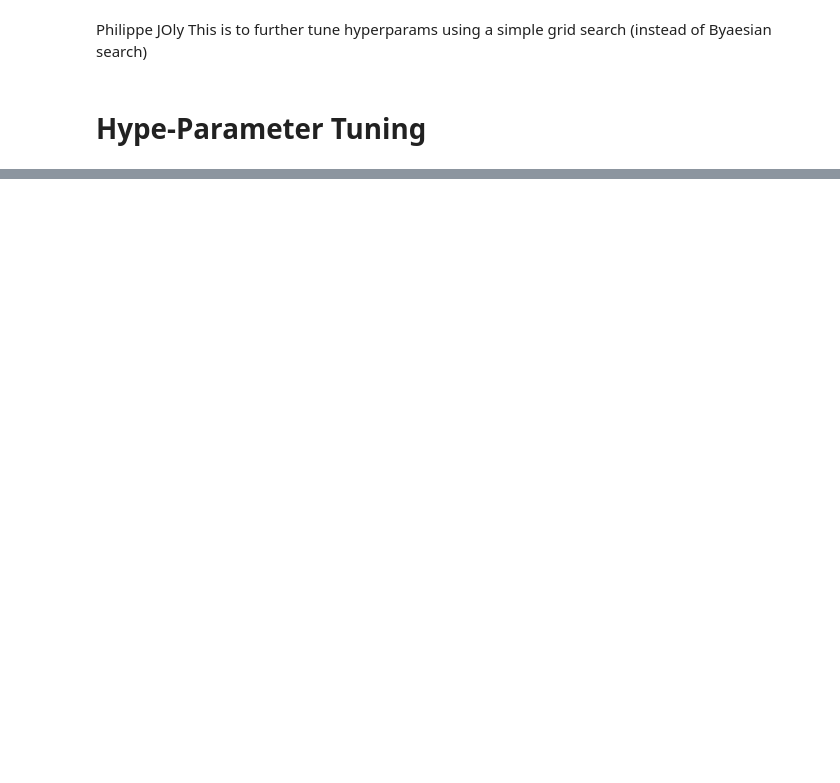
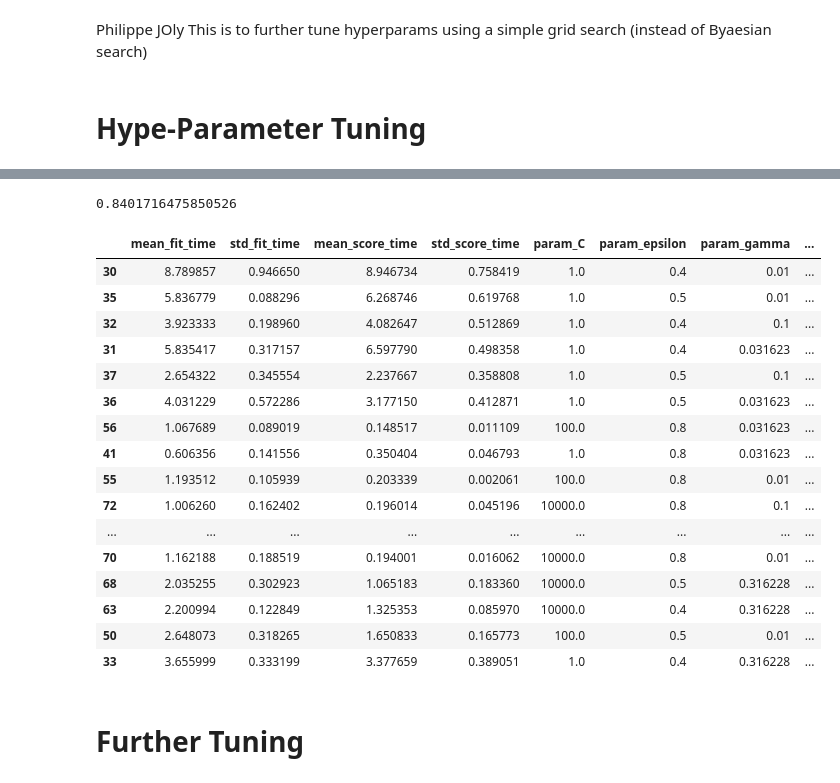
Before and after one commit to PhilJ0ly/EnergyNeedPrediction, a Jupyter notebook: models/svr_2.ipynb, the cells around one changed output, grey strips where cells are left out. Drawn from its saved outputs; the diff is of its cells as text; code cells hidden in the pictures; blank space fills up the shorter version.

```diff
--- a/models/svr_2.ipynb
+++ b/models/svr_2.ipynb
@@ -55,14 +55,13 @@ y_test = y_test.reshape(y_test.shape[0])
 svr = SVR()
 # %%
 opt_params=[{
-    'C': np.logspace(-4,4,10),
-    'gamma': np.logspace(-6,1,10),
-    'epsilon': [0.01, 0.1, 0.2, 0.5],
-    'coef0': [0.0, 0.1, 0.5, 1.0],
-    'kernel': ('sigmoid','rbf'),
+    'C': np.logspace(0,3,6),
+    'gamma': np.logspace(-3,1,6),
+    'epsilon': [ 0.1, 0.2, 0.3, 0.4, 0.5,0.6,0.7],
+    'kernel': ['rbf'],
     'max_iter': [1000]
 }]
 # %%
-clf = GridSearchCV(estimator=svr, param_grid=opt_params, verbose=4, n_jobs=-1)
+clf = GridSearchCV(estimator=svr, param_grid=opt_params, verbose=4, cv=3, n_jobs=-1)
 clf.fit(X,y)
 # %% [output]
@@ -71,5 +78,27 @@ Fitting 5 folds for each of 3200 candidates, totalling 16000 fits
 results = pd.DataFrame(clf.cv_results_).sort_values(by="rank_test_score", ascending=True)
 # %%
 clf.best_score_
+# %% [output]
+0.8401716475850526
 # %%
-results.head()
+results.head(25)
+# %% [output]
+|  | mean_fit_time | std_fit_time | mean_score_time | std_score_time | param_C | param_epsilon | param_gamma | ... |
+| 30 | 8.789857 | 0.946650 | 8.946734 | 0.758419 | 1.0 | 0.4 | 0.01 | ... |
+| 35 | 5.836779 | 0.088296 | 6.268746 | 0.619768 | 1.0 | 0.5 | 0.01 | ... |
+| 32 | 3.923333 | 0.198960 | 4.082647 | 0.512869 | 1.0 | 0.4 | 0.1 | ... |
+| 31 | 5.835417 | 0.317157 | 6.597790 | 0.498358 | 1.0 | 0.4 | 0.031623 | ... |
+| 37 | 2.654322 | 0.345554 | 2.237667 | 0.358808 | 1.0 | 0.5 | 0.1 | ... |
+| 36 | 4.031229 | 0.572286 | 3.177150 | 0.412871 | 1.0 | 0.5 | 0.031623 | ... |
+| 56 | 1.067689 | 0.089019 | 0.148517 | 0.011109 | 100.0 | 0.8 | 0.031623 | ... |
+| 41 | 0.606356 | 0.141556 | 0.350404 | 0.046793 | 1.0 | 0.8 | 0.031623 | ... |
+| 55 | 1.193512 | 0.105939 | 0.203339 | 0.002061 | 100.0 | 0.8 | 0.01 | ... |
+| 72 | 1.006260 | 0.162402 | 0.196014 | 0.045196 | 10000.0 | 0.8 | 0.1 | ... |
+| ... | ... | ... | ... | ... | ... | ... | ... | ... |
+| 70 | 1.162188 | 0.188519 | 0.194001 | 0.016062 | 10000.0 | 0.8 | 0.01 | ... |
+| 68 | 2.035255 | 0.302923 | 1.065183 | 0.183360 | 10000.0 | 0.5 | 0.316228 | ... |
+| 63 | 2.200994 | 0.122849 | 1.325353 | 0.085970 | 10000.0 | 0.4 | 0.316228 | ... |
+| 50 | 2.648073 | 0.318265 | 1.650833 | 0.165773 | 100.0 | 0.5 | 0.01 | ... |
+| 33 | 3.655999 | 0.333199 | 3.377659 | 0.389051 | 1.0 | 0.4 | 0.316228 | ... |
+# %% [markdown]
+# Further Tuning
```
Also changed, not shown: parts of 10 cells of this notebook, 2 other files.
